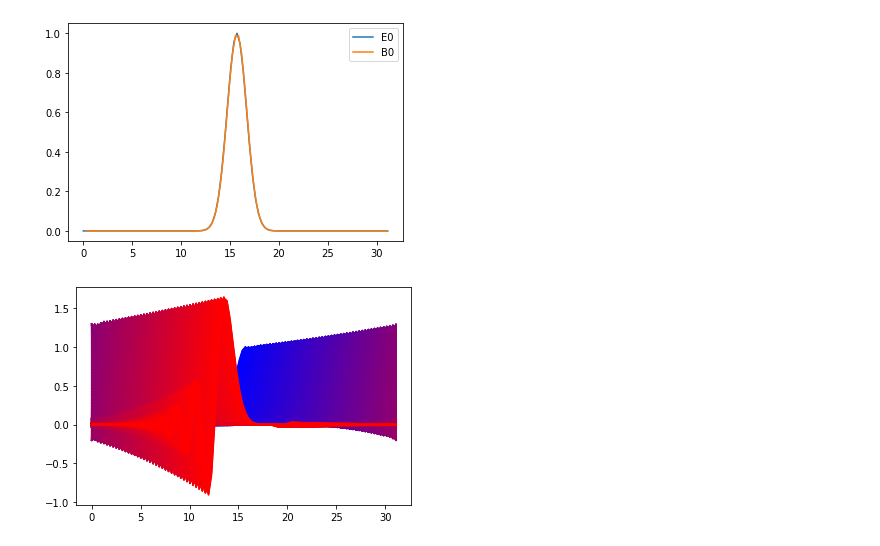
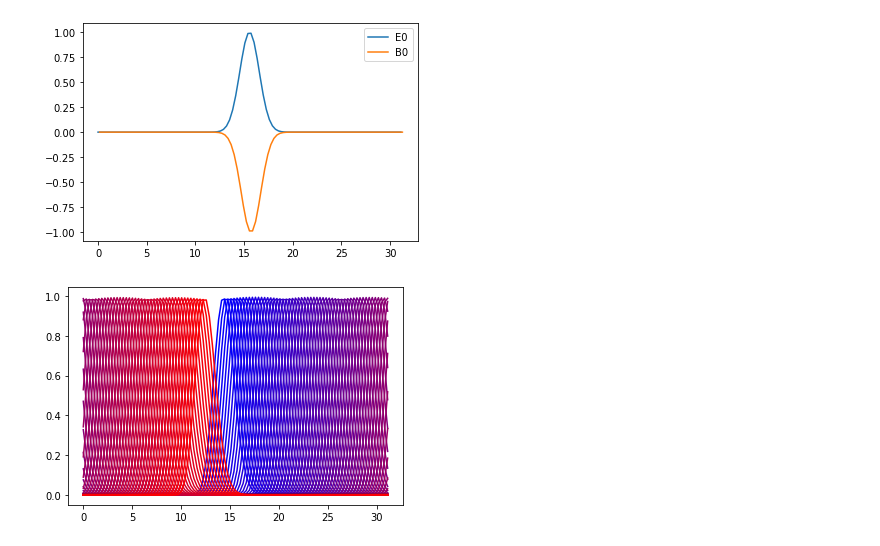
Before and after one commit to robinzhang24/YeeEM, a Jupyter notebook: scrach.ipynb, the cells around one changed output. Saved outputs shown, nothing was run; the diff lists cells and outputs as text; code cells hidden in the pictures.

```diff
--- a/scrach.ipynb
+++ b/scrach.ipynb
@@ -4,35 +4,40 @@ import matplotlib.pyplot as plt
 import FDTD_1D
 # %%
 def gaussian(x, a, x0, sigma):
-    return a * np.exp(-(x-x0)**2 / (2 * sigma))
+    return a * np.exp(-(x-x0)**2 / (2 * sigma ** 2))
 # %%
-x = np.linspace(0, 10 * np.pi, 100, endpoint=False)
-x1 = np.linspace(np.pi / 10, np.pi * 99 / 10, 100)
-dx = np.pi / 10
 dt = 0.03
 k = 1
 omega = 1
+L = 10 * np.pi
+nx = 100
+dx = L / nx
+x = np.arange(nx) * dx
+x1 = x + dx / 2
+dt = 0.95*dx
 # E_0 = np.sin(k*x + omega * dt / 2) # t = -dt / 2
 # B_0 = np.sin(k*x)
-E_0 = gaussian(x, 1, 5*np.pi - dt / 2 * omega / k, 1)
-B_0 = gaussian(x1, 1, 5*np.pi, 1)
+E_0 = gaussian(x, 1, 5*np.pi - dt / 2, 1)
+B_0 = - gaussian(x1, 1, 5*np.pi, 1)
 # B_0 = np.zeros_like(x1)
+# E_0 = np.sin((x - dt / 2))
+# B_0 = - np.sin(x1)
 
 plt.plot(x, E_0, label='E0')
 plt.plot(x1, B_0, label='B0')
 plt.legend()
 plt.show()
 # %% [output]
-[figure, old version]
+[figure, new version]
 # %%
-step = 1000
-E_history, B_history = FDTD_1D.field_evolve_vacuum(E_0, B_0, dx, dt, step)
-E_history_c = np.clip(E_history, -0.1, 2)
-B_history_c = np.clip(B_history, -0.1, 2)
-# for i, E in enumerate(E_history_c):
-#     plt.plot(x, E, c=(i / step, 0, 1 - i / step))
-for i, B in enumerate(E_history):
-    plt.plot(x, B, c=(i / step, 0, 1 - i / step))
+step = 100
+E_history = []
+B_history = []
+for i in range(step):
+    E_0, B_0 = FDTD_1D.field_evolve_vacuum(E_0, B_0, dx, dt)
+    E_history.append(E_0)
+    B_history.append(B_0)
+    plt.plot(x, E_0, c=(i/step,0,1-i/step))
 plt.show()
 # %% [output]
-[figure, old version]
+[figure, new version]
```
Also changed, not shown: 1 other file.
